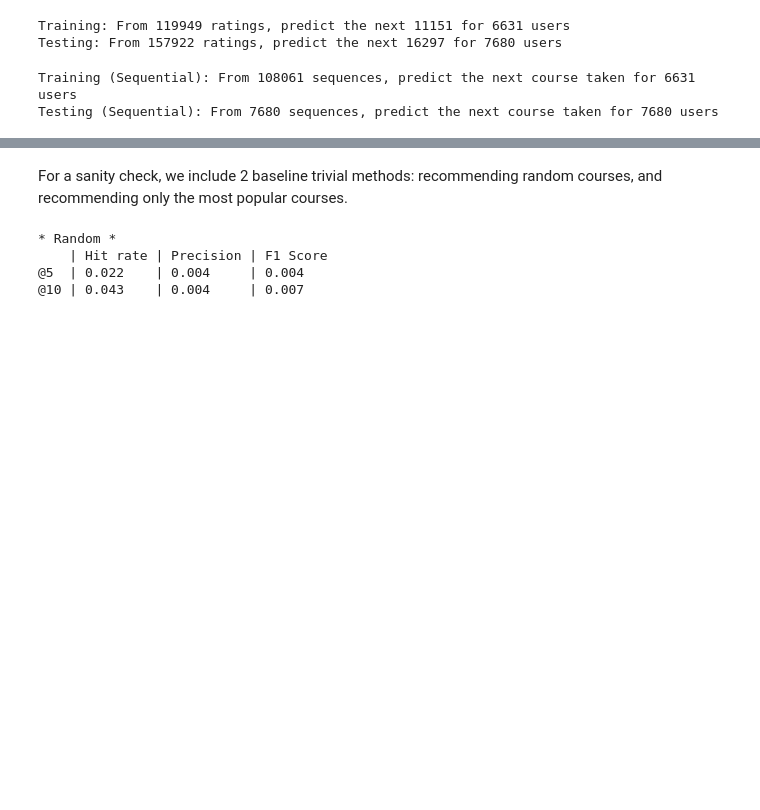
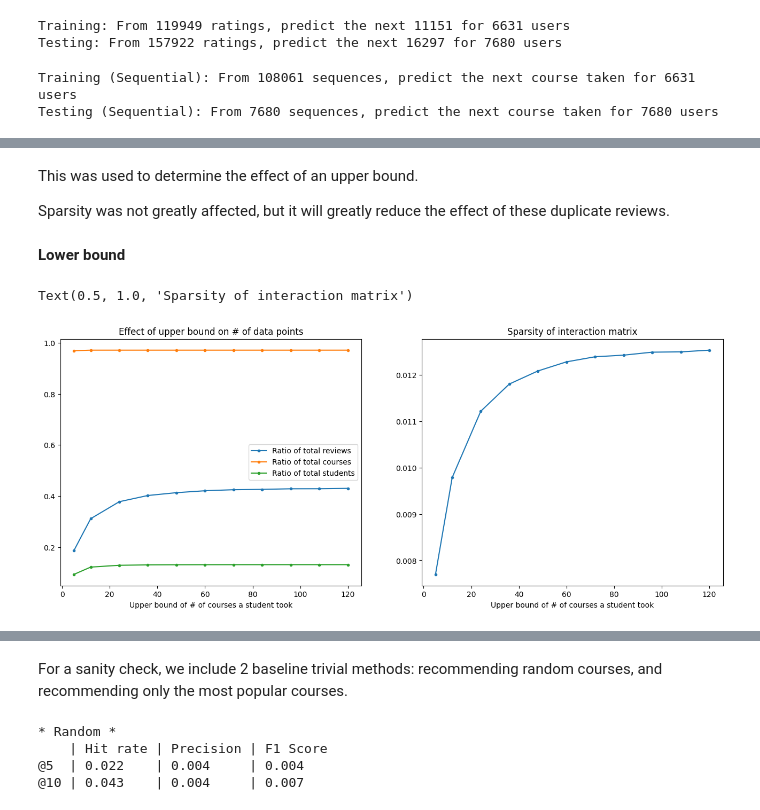
Before and after one commit to franciszac-dlc/comp9727-project, a Jupyter notebook: notebooks/Model Evaluation.ipynb, the cells around one changed output, grey strips where cells are left out. Cells and saved outputs as stored; diff of their text form; code cells hidden in the pictures; blank space fills up the shorter version.

```diff
--- a/notebooks/Model Evaluation.ipynb
+++ b/notebooks/Model Evaluation.ipynb
@@ -69,0 +192,25 @@ Testing (Sequential): From 7680 sequences, predict the next course taken for 768
+# %% [markdown]
+This was used to determine the effect of an upper bound.
+
+Sparsity was not greatly affected, but it will greatly reduce the effect of these duplicate reviews.
+# %% [markdown]
+**Lower bound**
+# %%
+x = np.array([5] + [int(12 * i) for i in range(1, 11)])
+results = np.array([sparsity(3, i) for i in x])
+
+fig, axs = plt.subplots(1, 2, figsize=(16, 6))
+
+axs[0].plot(x, results[:, 0], label='Ratio of total reviews', marker='.')
+axs[0].plot(x, results[:, 1], label='Ratio of total courses', marker='.')
+axs[0].plot(x, results[:, 2], label='Ratio of total students', marker='.')
+axs[0].legend()
+axs[0].set_xlabel('Upper bound of # of courses a student took')
+axs[0].set_title('Effect of upper bound on # of data points')
+
+axs[1].plot(x, results[:, 3], label='Sparsity', marker='.')
+axs[1].set_xlabel('Upper bound of # of courses a student took')
+axs[1].set_title('Sparsity of interaction matrix')
+# %% [output]
+Text(0.5, 1.0, 'Sparsity of interaction matrix')
+[figure, added]
```
Also changed, not shown: parts of 38 cells of this notebook.
